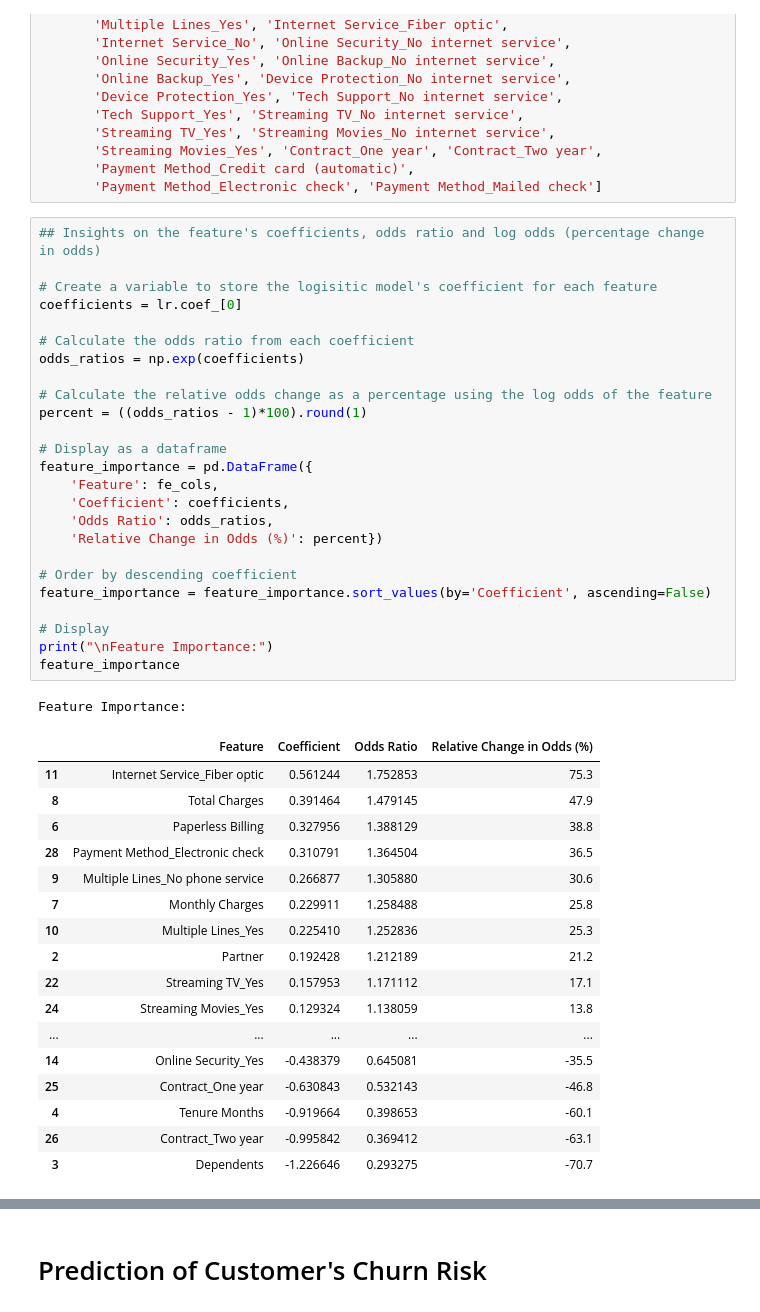
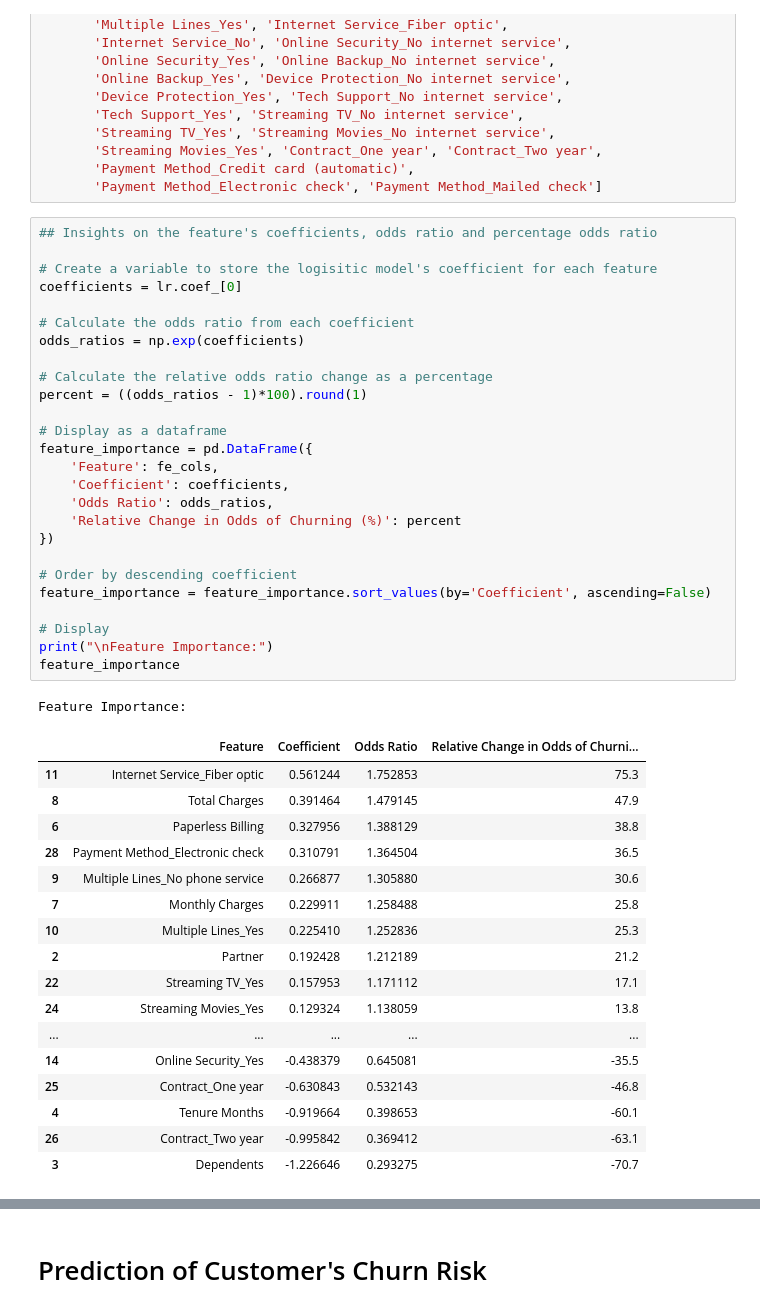
Before and after one commit to IsabelleRaj/Swan-Consulting, a Jupyter notebook: Customer_Guardians_Swan_Project.ipynb, the cells around one changed output, grey strips where cells are left out. Saved outputs shown, nothing was run; the diff lists cells and outputs as text.

```diff
--- a/Customer_Guardians_Swan_Project.ipynb
+++ b/Customer_Guardians_Swan_Project.ipynb
@@ -980,33 +985,34 @@ fe_cols = ['Gender', 'Senior Citizen', 'Partner', 'Dependents', 'Tenure Months',
        'Payment Method_Credit card (automatic)',
        'Payment Method_Electronic check', 'Payment Method_Mailed check']
 # %%
-## Insights on the feature's coefficients, odds ratio and log odds (percentage change in odds)
+## Insights on the feature's coefficients, odds ratio and percentage odds ratio
 
 # Create a variable to store the logisitic model's coefficient for each feature
 coefficients = lr.coef_[0]
 
 # Calculate the odds ratio from each coefficient
 odds_ratios = np.exp(coefficients)
 
-# Calculate the relative odds change as a percentage using the log odds of the feature
+# Calculate the relative odds ratio change as a percentage
 percent = ((odds_ratios - 1)*100).round(1)
 
 # Display as a dataframe
 feature_importance = pd.DataFrame({
     'Feature': fe_cols,
     'Coefficient': coefficients,
     'Odds Ratio': odds_ratios,
-    'Relative Change in Odds (%)': percent})
+    'Relative Change in Odds of Churning (%)': percent
+})
 
 # Order by descending coefficient
 feature_importance = feature_importance.sort_values(by='Coefficient', ascending=False)
 
 # Display
 print("\nFeature Importance:")
 feature_importance
 # %% [output]
 Feature Importance:
-|  | Feature | Coefficient | Odds Ratio | Relative Change in Odds (%) |
+|  | Feature | Coefficient | Odds Ratio | Relative Change in Odds of Churni... |
 | 11 | Internet Service_Fiber optic | 0.561244 | 1.752853 | 75.3 |
 | 8 | Total Charges | 0.391464 | 1.479145 | 47.9 |
 | 6 | Paperless Billing | 0.327956 | 1.388129 | 38.8 |
```
Also changed, not shown: parts of 19 cells of this notebook.
